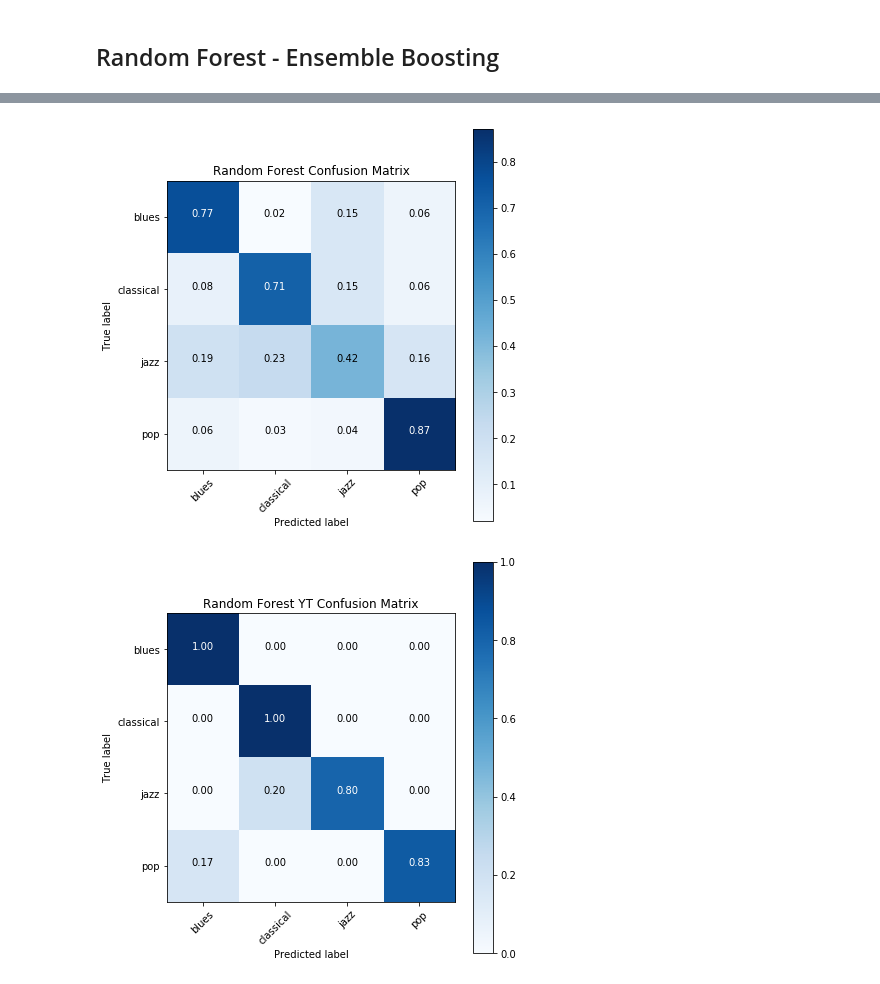
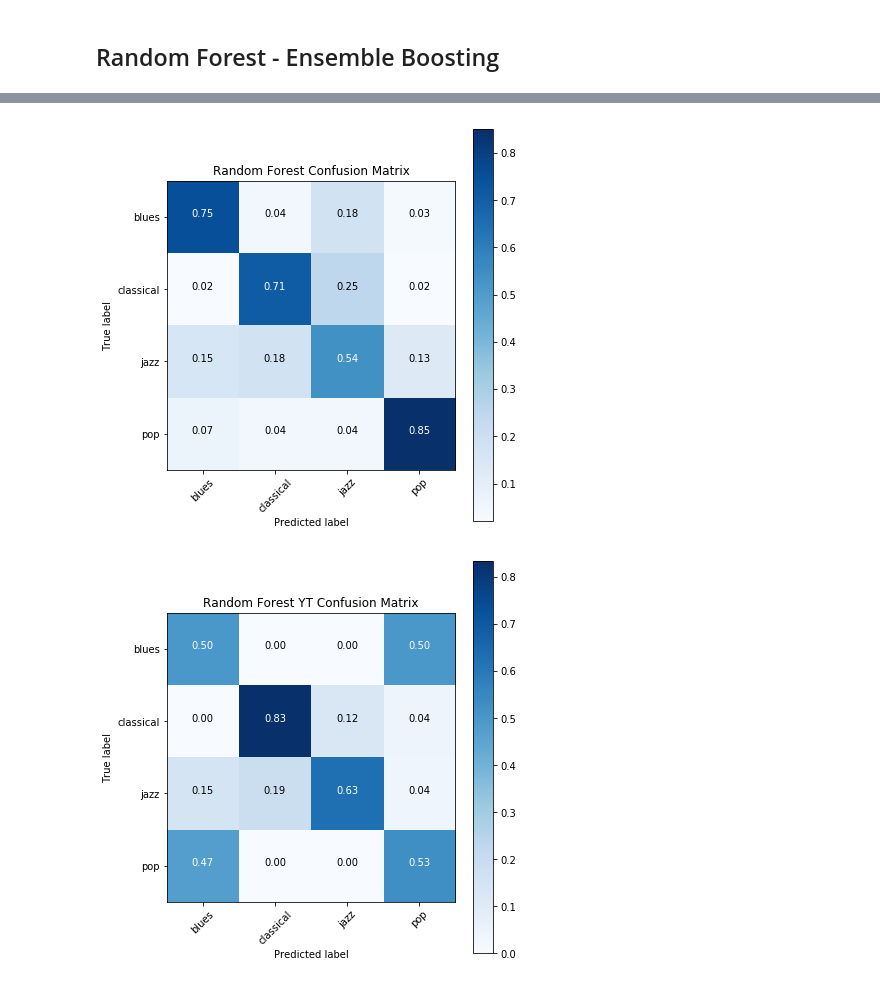
Before and after one commit to GTU-Projects/CSE455_MachineLearning_2018, a Jupyter notebook: Final_MusicClassification/MusicClassification_4Class.ipynb, the cells around one changed output, grey strips where cells are left out. Drawn from its saved outputs; the diff is of its cells as text; code cells hidden in the pictures.

Commit message:
Four 4 music cliassication done

```diff
--- a/Final_MusicClassification/MusicClassification_4Class.ipynb
+++ b/Final_MusicClassification/MusicClassification_4Class.ipynb
@@ -220,5 +224,6 @@ Wall time: 2.36 ms
 # %%
 %%time
+
 kf = KFold(n_splits=5)
 
 guess = []
@@ -231,7 +236,7 @@ for trainIndex, testIndex in kf.split(all_input_shuffledData):
     X_train, X_test = all_input_shuffledData[trainIndex], all_input_shuffledData[testIndex]
     y_train, y_test = all_input_shuffledClass[trainIndex], all_input_shuffledClass[testIndex]
 
-    knn = KNeighborsClassifier(n_neighbors=5)
+    knn = KNeighborsClassifier(n_neighbors=4)
     knn.fit(X_train,y_train)
 
     actual.extend(y_test)
@@ -401,34 +403,0 @@ Wall time: 26.6 s
-# %%
-%%time
-
-k=10
-kf = KFold(n_splits=5)
-
-guess = []
-actual = []
-
-yt_guess = []
-yt_actual = []
-
-for trainIndex, testIndex in kf.split(all_input_shuffledData):
-    X_train, X_test = all_input_shuffledData[trainIndex], all_input_shuffledData[testIndex]
-    y_train, y_test = all_input_shuffledClass[trainIndex], all_input_shuffledClass[testIndex]
-
-    clusterer = KMeansClusterer(k, euclidean_distance, repeats=10)
-    clusters = clusterer.cluster(X_train, True)
-
-    actual.extend(y_test)
-    guess.extend(dt.predict(X_test))
-
-    yt_guess.extend(dt.predict(yt_data))
-    yt_actual.extend(yt_class)
-
-coeff = confusion_matrix(actual, guess)
-plot_confusion_matrix(coeff, classes=music_type_str, normalize=True,
-                      title='KMeans Confusion Matrix')
-print("KMeans Score: ", accuracy_score(actual, guess))
-
-coeff = confusion_matrix(yt_guess, yt_actual)
-plot_confusion_matrix(coeff, classes=music_type_str, normalize=True,
-                      title='KMeans YT Confusion Matrix')
-print("KMeans Youtube Score: ", accuracy_score(yt_guess, yt_actual))
@@ -455,13 +417,13 @@ for trainIndex, testIndex in kf.split(all_input_shuffledData):
     X_train, X_test = all_input_shuffledData[trainIndex], all_input_shuffledData[testIndex]
     y_train, y_test = all_input_shuffledClass[trainIndex], all_input_shuffledClass[testIndex]
 
-    clf = RandomForestClassifier(max_depth=2, random_state=0)
+    clf = RandomForestClassifier(max_depth=3, random_state=0)
     clf.fit(X_train, y_train)
 
     actual.extend(y_test)
     guess.extend(clf.predict(X_test))
 
-    yt_guess.extend(dt.predict(yt_data))
+    yt_guess.extend(clf.predict(yt_data))
     yt_actual.extend(yt_class)
 
 coeff = confusion_matrix(actual, guess)
@@ -481,2 +443,2 @@ Wall time: 305 ms
-[figure, old version]
+[figure, new version]
-[figure, old version]
+[figure, new version]
```
Also changed, not shown: parts of 11 cells of this notebook.
